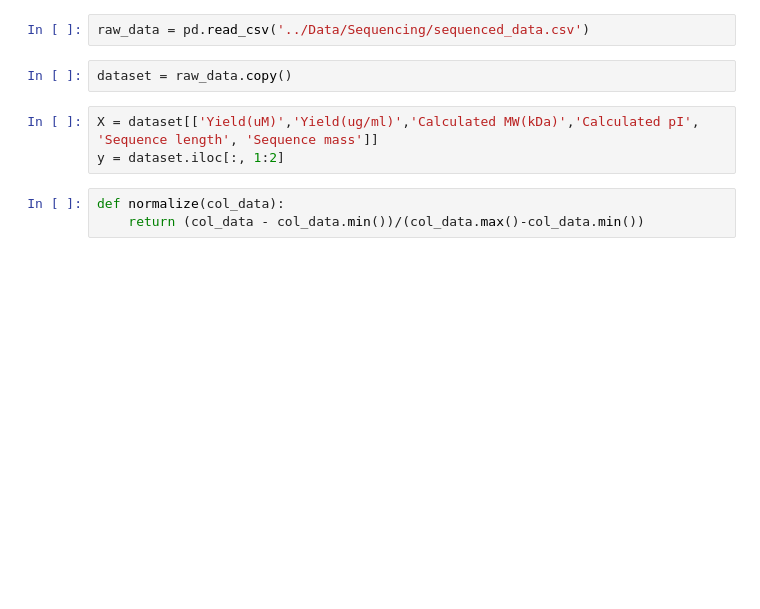
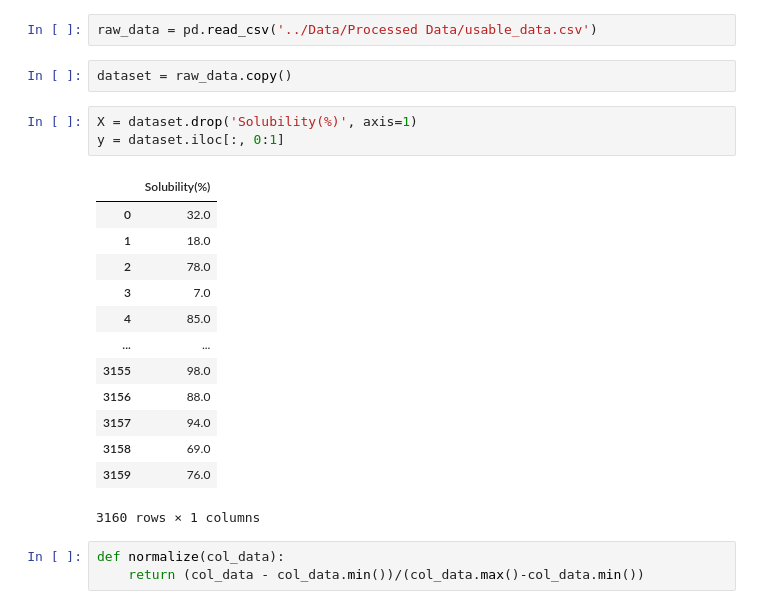
Before and after one commit to nscharrenberg/EatingInsects, a Jupyter notebook: EatingInsects/NeuralNetwork/DNN.ipynb, the cells around one changed output. Cells and saved outputs as stored; diff of their text form; blank space fills up the shorter version.

```diff
--- a/EatingInsects/NeuralNetwork/DNN.ipynb
+++ b/EatingInsects/NeuralNetwork/DNN.ipynb
@@ -16,10 +17,24 @@ ModuleNotFoundError: No module named 'tensorflow'
 # %%
-raw_data = pd.read_csv('../Data/Sequencing/sequenced_data.csv')
+raw_data = pd.read_csv('../Data/Processed Data/usable_data.csv')
 # %%
 dataset = raw_data.copy()
-# %%
-X = dataset[['Yield(uM)','Yield(ug/ml)','Calculated MW(kDa)','Calculated pI', 'Sequence length', 'Sequence mass']]
-y = dataset.iloc[:, 1:2]
+# %%
+X = dataset.drop('Solubility(%)', axis=1)
+y = dataset.iloc[:, 0:1]
+# %% [output]
+|  | Solubility(%) |
+| 0 | 32.0 |
+| 1 | 18.0 |
+| 2 | 78.0 |
+| 3 | 7.0 |
+| 4 | 85.0 |
+| ... | ... |
+| 3155 | 98.0 |
+| 3156 | 88.0 |
+| 3157 | 94.0 |
+| 3158 | 69.0 |
+| 3159 | 76.0 |
+3160 rows × 1 columns
 # %%
 def normalize(col_data):
     return (col_data - col_data.min())/(col_data.max()-col_data.min())
```
Also changed, not shown: parts of 12 cells of this notebook, 4 other files.
